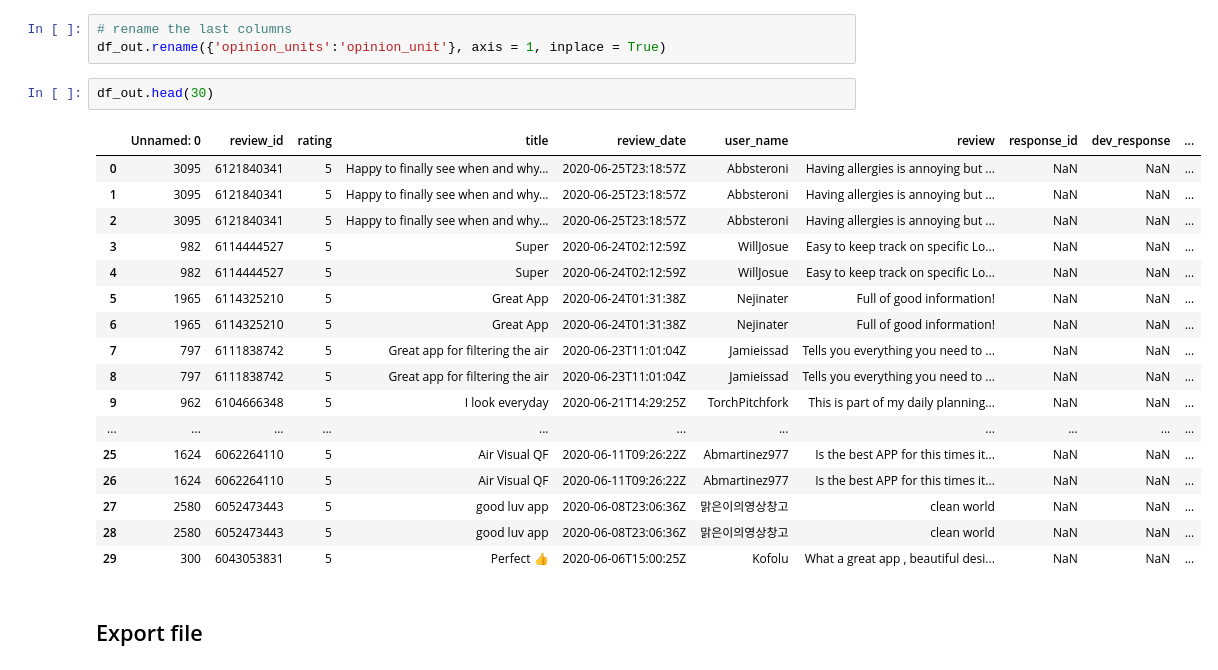
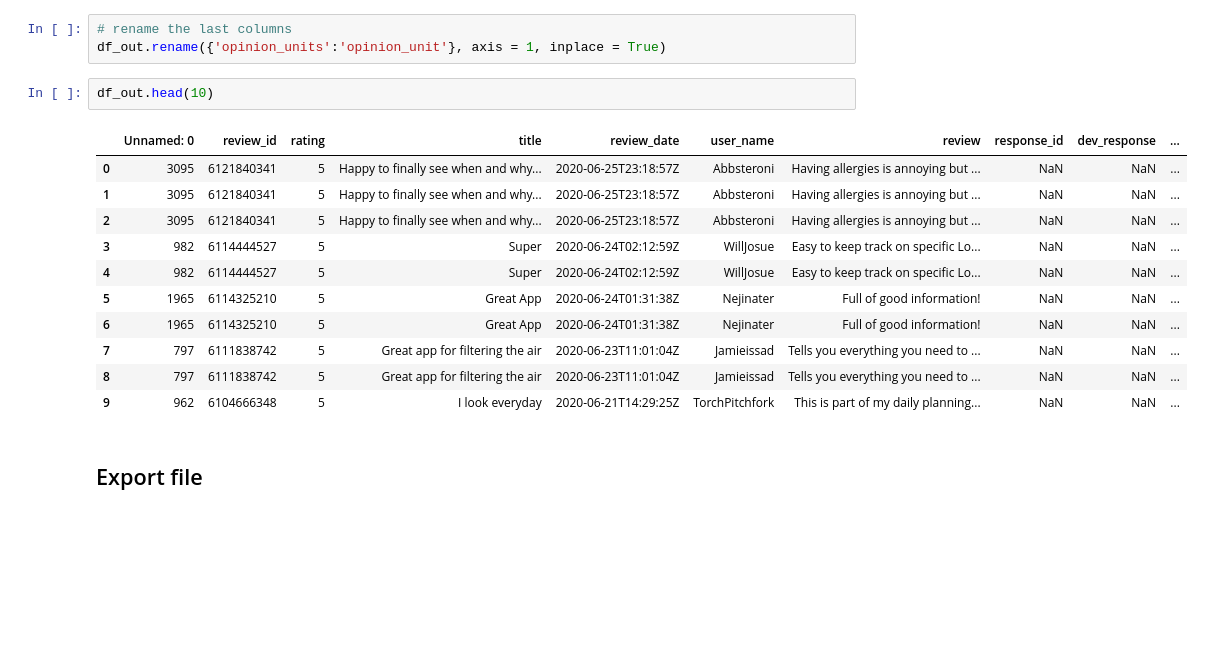
Before and after one commit to linetonthat/app_reviews_analysis, a Jupyter notebook: NLP/Automatic sentence segmentation including review title and opinion unit index.ipynb, the cells around one changed output. Drawn from its saved outputs; the diff is of its cells as text; blank space fills up the shorter version.

```diff
--- a/NLP/Automatic sentence segmentation including review title and opinion unit index.ipynb
+++ b/NLP/Automatic sentence segmentation including review title and opinion unit index.ipynb
@@ -247,25 +247,19 @@ for i in range(len(df)):
 # rename the last columns
 df_out.rename({'opinion_units':'opinion_unit'}, axis = 1, inplace = True)
 # %%
-df_out.head(30)
+df_out.head(10)
 # %% [output]
 |  | Unnamed: 0 | review_id | rating | title | review_date | user_name | review | response_id | dev_response | ... |
 | 0 | 3095 | 6121840341 | 5 | Happy to finally see when and why... | 2020-06-25T23:18:57Z | Abbsteroni | Having allergies is annoying but ... | NaN | NaN | ... |
 | 1 | 3095 | 6121840341 | 5 | Happy to finally see when and why... | 2020-06-25T23:18:57Z | Abbsteroni | Having allergies is annoying but ... | NaN | NaN | ... |
 | 2 | 3095 | 6121840341 | 5 | Happy to finally see when and why... | 2020-06-25T23:18:57Z | Abbsteroni | Having allergies is annoying but ... | NaN | NaN | ... |
 | 3 | 982 | 6114444527 | 5 | Super | 2020-06-24T02:12:59Z | WillJosue | Easy to keep track on specific Lo... | NaN | NaN | ... |
 | 4 | 982 | 6114444527 | 5 | Super | 2020-06-24T02:12:59Z | WillJosue | Easy to keep track on specific Lo... | NaN | NaN | ... |
 | 5 | 1965 | 6114325210 | 5 | Great App | 2020-06-24T01:31:38Z | Nejinater | Full of good information! | NaN | NaN | ... |
 | 6 | 1965 | 6114325210 | 5 | Great App | 2020-06-24T01:31:38Z | Nejinater | Full of good information! | NaN | NaN | ... |
 | 7 | 797 | 6111838742 | 5 | Great app for filtering the air | 2020-06-23T11:01:04Z | Jamieissad | Tells you everything you need to ... | NaN | NaN | ... |
 | 8 | 797 | 6111838742 | 5 | Great app for filtering the air | 2020-06-23T11:01:04Z | Jamieissad | Tells you everything you need to ... | NaN | NaN | ... |
 | 9 | 962 | 6104666348 | 5 | I look everyday | 2020-06-21T14:29:25Z | TorchPitchfork | This is part of my daily planning... | NaN | NaN | ... |
-| ... | ... | ... | ... | ... | ... | ... | ... | ... | ... | ... |
-| 25 | 1624 | 6062264110 | 5 | Air Visual QF | 2020-06-11T09:26:22Z | Abmartinez977 | Is the best APP for this times it... | NaN | NaN | ... |
-| 26 | 1624 | 6062264110 | 5 | Air Visual QF | 2020-06-11T09:26:22Z | Abmartinez977 | Is the best APP for this times it... | NaN | NaN | ... |
-| 27 | 2580 | 6052473443 | 5 | good luv app | 2020-06-08T23:06:36Z | 맑은이의영상창고 | clean world | NaN | NaN | ... |
-| 28 | 2580 | 6052473443 | 5 | good luv app | 2020-06-08T23:06:36Z | 맑은이의영상창고 | clean world | NaN | NaN | ... |
-| 29 | 300 | 6043053831 | 5 | Perfect 👍 | 2020-06-06T15:00:25Z | Kofolu | What a great app , beautiful desi... | NaN | NaN | ... |
 # %% [markdown]
 ## Export file
 # %%
```
